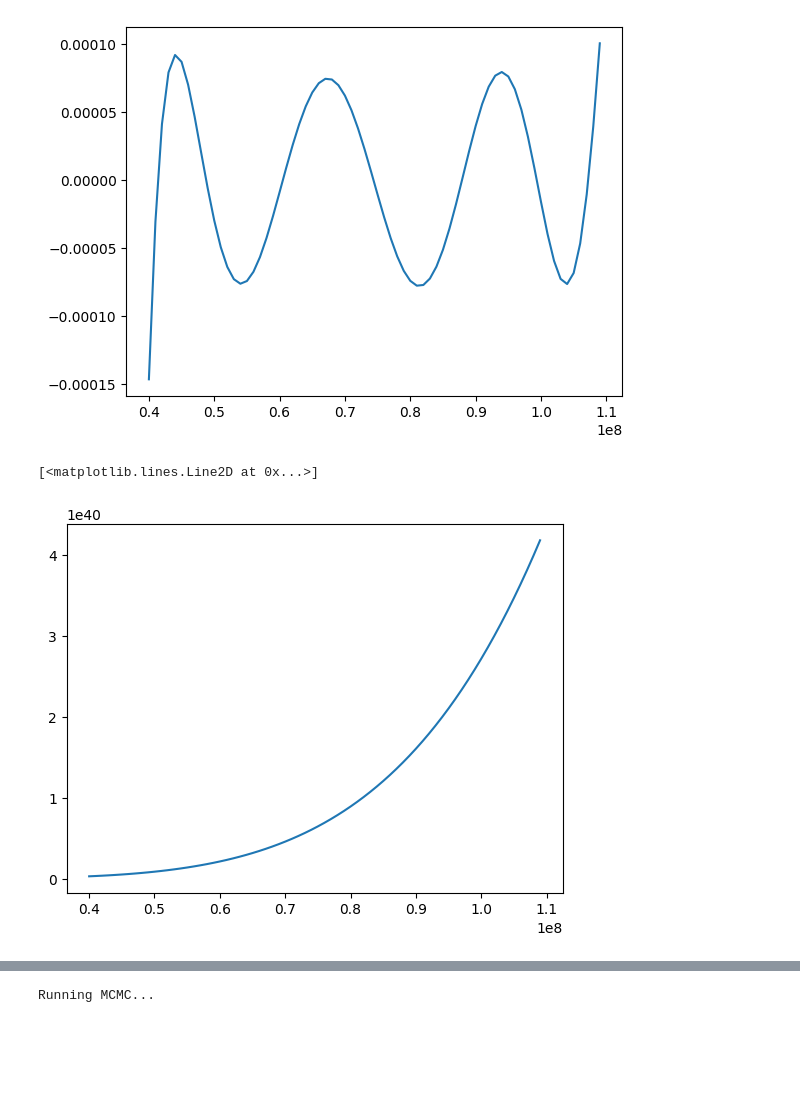
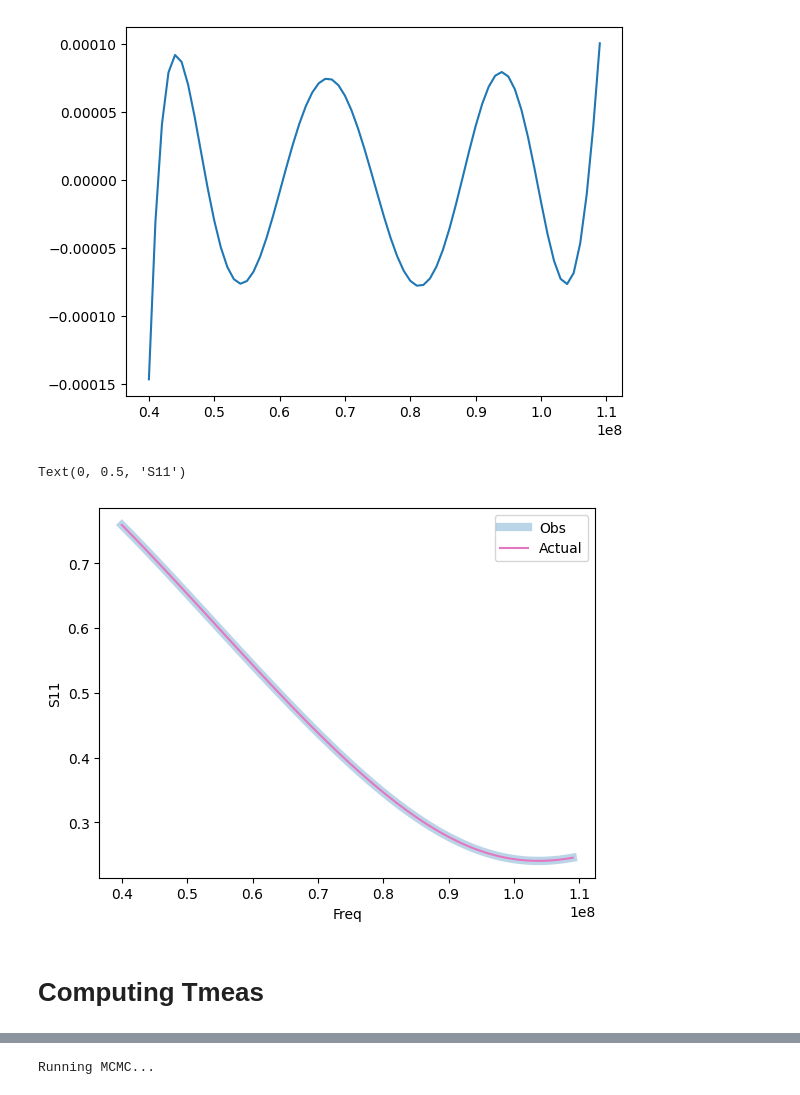
Before and after one commit to Gopi186/Saras_Model, a Jupyter notebook: RLC_model.ipynb, the cells around one changed output, grey strips where cells are left out. Saved outputs shown, nothing was run; the diff lists cells and outputs as text; code cells hidden in the pictures; blank space fills up the shorter version.

```diff
--- a/RLC_model.ipynb
+++ b/RLC_model.ipynb
@@ -39,37 +46,35 @@ print(st.mean(res))
  -2.18616518e-15  5.07417317e-08  4.73256120e-01]
 2.097528500095385e-16
 [figure]
-# %%
-N=7
-gamma_rlc=[]
-for i in range(len(v)):
-    gamma_value = (p0 * v[i] ** (N - 1) +
-                   p1 * v[i] ** (N - 2) +
-                   p2 * v[i] ** (N - 3) +
-                   p3 * v[i] ** (N - 4) +
-                   p4 * v[i] ** (N - 5) +
-                   p5 * v[i] ** (N - 6) +
-                   p6)
-    gamma_rlc.append(gamma_value)
-#gamma_rlc= p0*v**(N-1) + p1*v**(N-2) + p2*v**(N-3) + p3*v**(N-4) + p4*v**(N-5) + p5*v**(N-6)+ p6
 # %%
-po,p1,p2,p3,p4,p5,p6=[-6.274954869166671, 2.716009717976181, -4.6891133131425535, 4.149936149195398, -2.270563185191849, 4.867143968582065, 4.753308867794712]
+#Reconstructed
+po,p1,p2,p3,p4,p5,p6=[-6.33239601e-48,  2.67055112e-39, -4.55857647e-31,  4.17703002e-23,
+ -2.18616518e-15,  5.07417317e-08,  4.73256120e-01]
+#[-6.274954869166671, 2.716009717976181, -4.6891133131425535, 4.149936149195398, -2.270563185191849, 4.867143968582065, 4.753308867794712]
+#p6,p5,p4,p3,p2,p1,p0=
 N=7
+
 gamma_rlc=[]
 for i in range(len(v)):
     gamma_value = (p0 * v[i] ** (N - 1) +
                    p1 * v[i] ** (N - 2) +
                    p2 * v[i] ** (N - 3) +
                    p3 * v[i] ** (N - 4) +
                    p4 * v[i] ** (N - 5) +
                    p5 * v[i] ** (N - 6) +
                    p6)
     gamma_rlc.append(gamma_value)
-plt.plot(v,gamma_rlc)
+plt.plot(v,gamma_rlc,alpha=0.3, lw=6, label='Obs')
+plt.plot(v,rlc,'tab:pink',label='Actual')
+plt.legend()
+plt.xlabel('Freq')
+plt.ylabel('S11')
 #plt.plot(v,rlc)
 # %% [output]
-[<matplotlib.lines.Line2D at 0x...>]
+Text(0, 0.5, 'S11')
-[figure, old version]
+[figure, new version]
+# %% [markdown]
+# Computing Tmeas
 # %%
 def Compute_Tmeas_(PA, p0, p1, p2, p3, p4, p5, p6, PN, gamma_N, f, l):
     A=0
```
Also changed, not shown: parts of 16 cells of this notebook.
